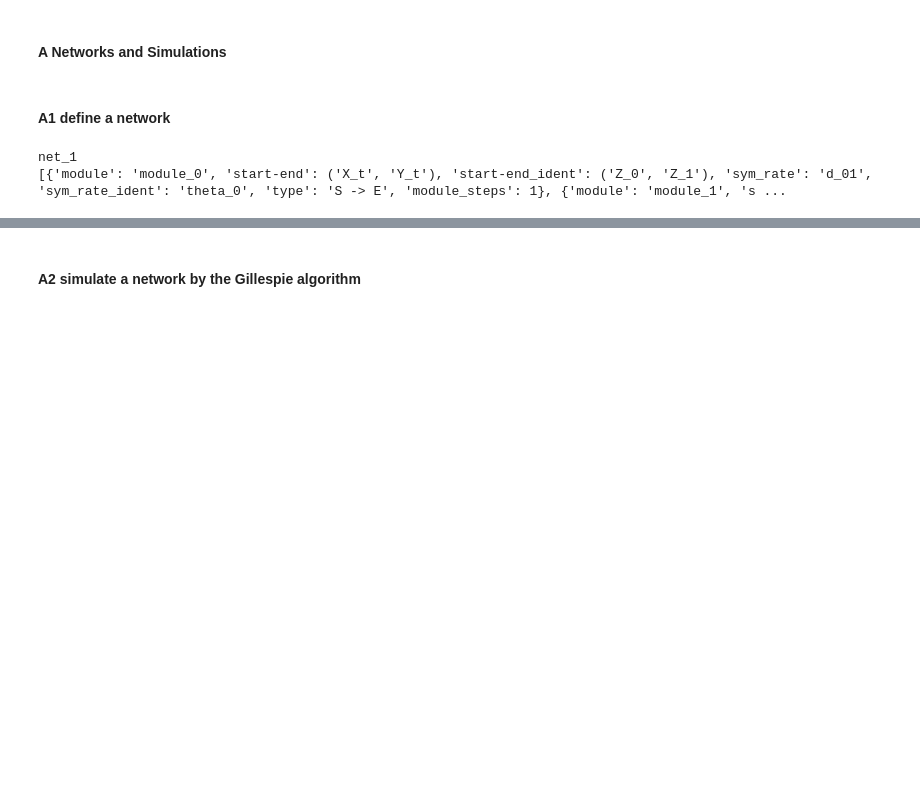
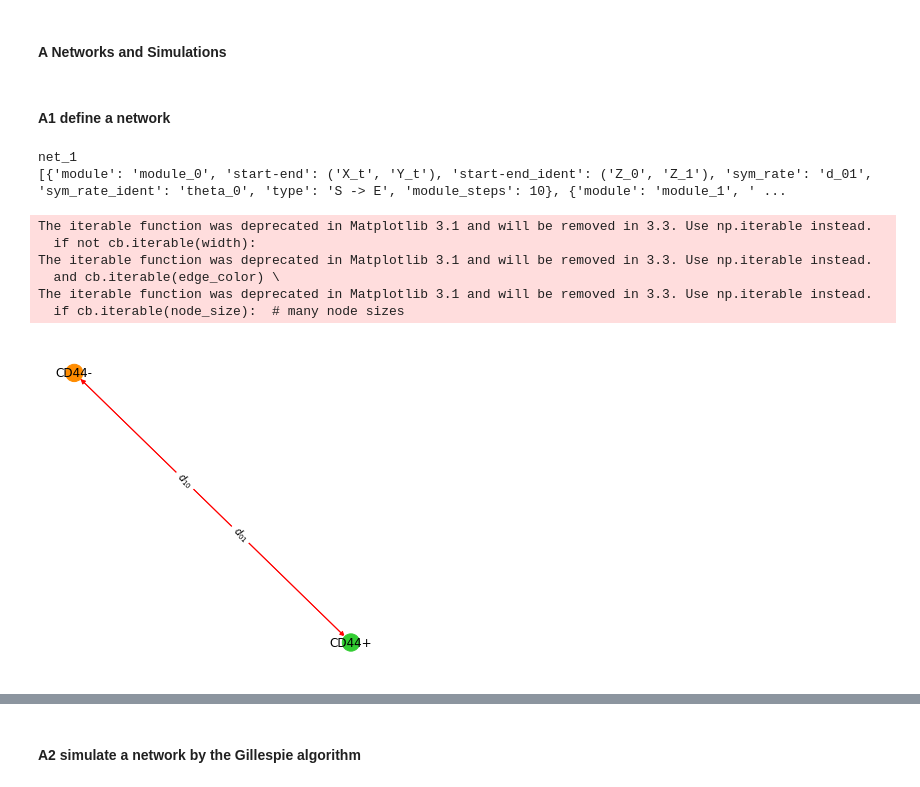
Before and after one commit to mauricelanghinrichs/memocell, a Jupyter notebook: examples/examples.ipynb, the cells around one changed output, grey strips where cells are left out. Drawn from its saved outputs; the diff is of its cells as text; code cells hidden in the pictures; blank space fills up the shorter version.

```diff
--- a/examples/examples.ipynb
+++ b/examples/examples.ipynb
@@ -49,66 +49,53 @@ import corner
 # %%
 ### input
 topology_1 = [
-        {'start': 'X_t', 'end': 'Y_t', 'rate_symbol': 'd_01', 'type': 'S -> E', 'reaction_steps': 1},
-        {'start': 'Y_t', 'end': 'Y_t', 'rate_symbol': 'la_1', 'type': 'S -> S + S', 'reaction_steps': 1}
+        {'start': 'X_t', 'end': 'Y_t', 'rate_symbol': 'd_01', 'type': 'S -> E', 'reaction_steps': 10},
+        {'start': 'Y_t', 'end': 'X_t', 'rate_symbol': 'd_10', 'type': 'S -> E', 'reaction_steps': 10},
+        {'start': 'Y_t', 'end': 'Y_t', 'rate_symbol': 'la_1', 'type': 'S -> S + S', 'reaction_steps': 10}
         ]
 
 ### computation
 net = me.Network('net_1')
 net.structure(topology_1)
 
 print(net.net_name)
 print(net.net_modules)
 
 ### plot the network (main and hidden layer)
 # main
 x_axis = None
 y_axis = None
 
 node_settings = {
-    'Y_t': {'label': 'CD44+', 'color': 'seagreen', 'fontsize': 8},
-    'X_t': {'label': 'CD44-', 'color': 'midnightblue', 'fontsize': 8}
+    'Y_t': {'label': 'CD44+', 'color': 'limegreen'},
+    'X_t': {'label': 'CD44-', 'color': 'darkorange'}
 }
 
 # empty string ('') to not show label
 # None or 'some color' to set color (default='grey35')
 edge_settings = {
-    'd_01': {'label': '', 'fontsize': 8, 'color': None},
-    'la_1': {'label': '', 'fontsize': 8, 'color': None}
+    'd_01': {'label': '$d_{01}}$', 'color': 'red'},
+    'd_10': {'label': '$d_{10}$', 'color': 'red'},
+    'la_1': {'label': 'la', 'color': 'red'}
 }
 
 output = {'output_folder': './example_figures',
         'plot_name': 'network_main_plot'}
 
-im = me.Plots(x_axis, y_axis, show=False)
+im = me.Plots(x_axis, y_axis, show=True)
 im.network_graph(*net.draw_main_network_graph(node_settings, edge_settings), output)
-
-# hidden
-x_axis = None
-y_axis = None
-
-node_settings = {
-    'Y_t': {'label': 'CD44+', 'color': 'seagreen', 'fontsize': 8},
-    'X_t': {'label': 'CD44-', 'color': 'midnightblue', 'fontsize': 8}
-}
-
-# empty string ('') to not show label
-# None or 'some color' to set color (default='grey35')
-edge_settings = {
-    'd_01': {'label': 'd', 'fontsize': 8, 'color': None},
-    'la_1': {'label': 'la', 'fontsize': 8, 'color': None}
-}
-
-output = {'output_folder': './example_figures',
-        'plot_name': 'network_hidden_plot'}
-
-im = me.Plots(x_axis, y_axis)
-im.network_graph(*net.draw_hidden_network_graph(node_settings, edge_settings), output)
 
 ######
 # NOTE: for all network plots, latex style labels cannot be used;
 # html style labels might be used instead (e.g., '<Y<SUP>t</SUP>>'; does not work for pdf)
 ######
 # %% [output]
 net_1
-[{'module': 'module_0', 'start-end': ('X_t', 'Y_t'), 'start-end_ident': ('Z_0', 'Z_1'), 'sym_rate': 'd_01', 'sym_rate_ident': 'theta_0', 'type': 'S -> E', 'module_steps': 1}, {'module': 'module_1', 's ...
+[{'module': 'module_0', 'start-end': ('X_t', 'Y_t'), 'start-end_ident': ('Z_0', 'Z_1'), 'sym_rate': 'd_01', 'sym_rate_ident': 'theta_0', 'type': 'S -> E', 'module_steps': 10}, {'module': 'module_1', ' ...
+The iterable function was deprecated in Matplotlib 3.1 and will be removed in 3.3. Use np.iterable instead.
+  if not cb.iterable(width):
+The iterable function was deprecated in Matplotlib 3.1 and will be removed in 3.3. Use np.iterable instead.
+  and cb.iterable(edge_color) \
+The iterable function was deprecated in Matplotlib 3.1 and will be removed in 3.3. Use np.iterable instead.
+  if cb.iterable(node_size):  # many node sizes
+[figure, added]
```
Also changed, not shown: parts of 13 cells of this notebook, 20 other files.
